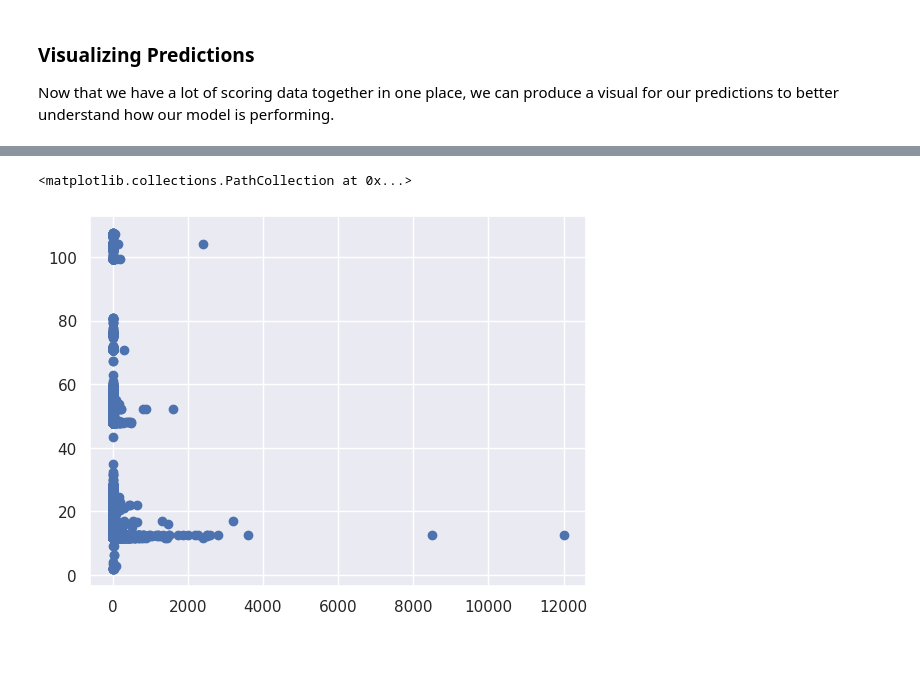
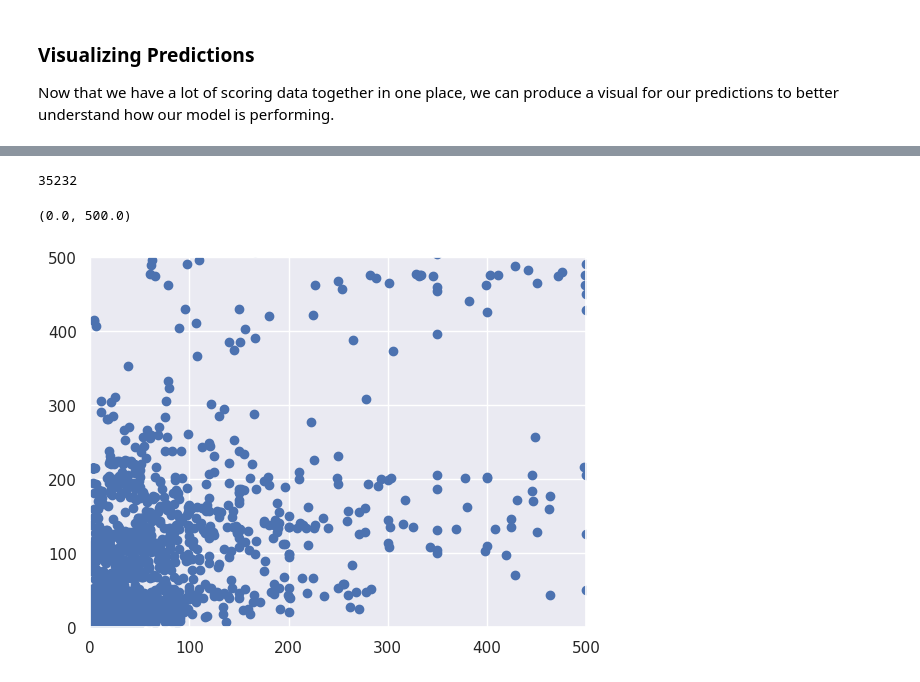
Before and after one commit to ParkedHampster/Spell-Trends, a Jupyter notebook: 2_Modeling.ipynb, the cells around one changed output, grey strips where cells are left out. Cells and saved outputs as stored; diff of their text form; code cells hidden in the pictures; blank space fills up the shorter version.

```diff
--- a/2_Modeling.ipynb
+++ b/2_Modeling.ipynb
@@ -1093,15 +1126,22 @@ better understand how our model is performing.
+# %%
+len(scorers['norm'][abs(scorers['norm']['dumy_diff']) <= 1])
+# len(scorers['norm'])
+# %% [output]
+35232
 # %%
 fig, ax = plt.subplots()
 ax.scatter(
     scorers['norm']['true'],
     # scorers['norm']['log_pred']
     models['norm'].predict(
-        train_norm.drop(columns=['id','median_normal'])
+        train_norm.drop(columns=['id','median_normal']).to_numpy()
         )
 )
+ax.set_xlim(0,500)
+ax.set_ylim(0,500)
 # %% [output]
-<matplotlib.collections.PathCollection at 0x...>
+(0.0, 500.0)
-[figure, old version]
+[figure, new version]
 # %%
 fig, ax = plt.subplots(2,2,figsize=(14,14),sharey=False)
 
```
Also changed, not shown: parts of 7 cells of this notebook, 1 other file.
